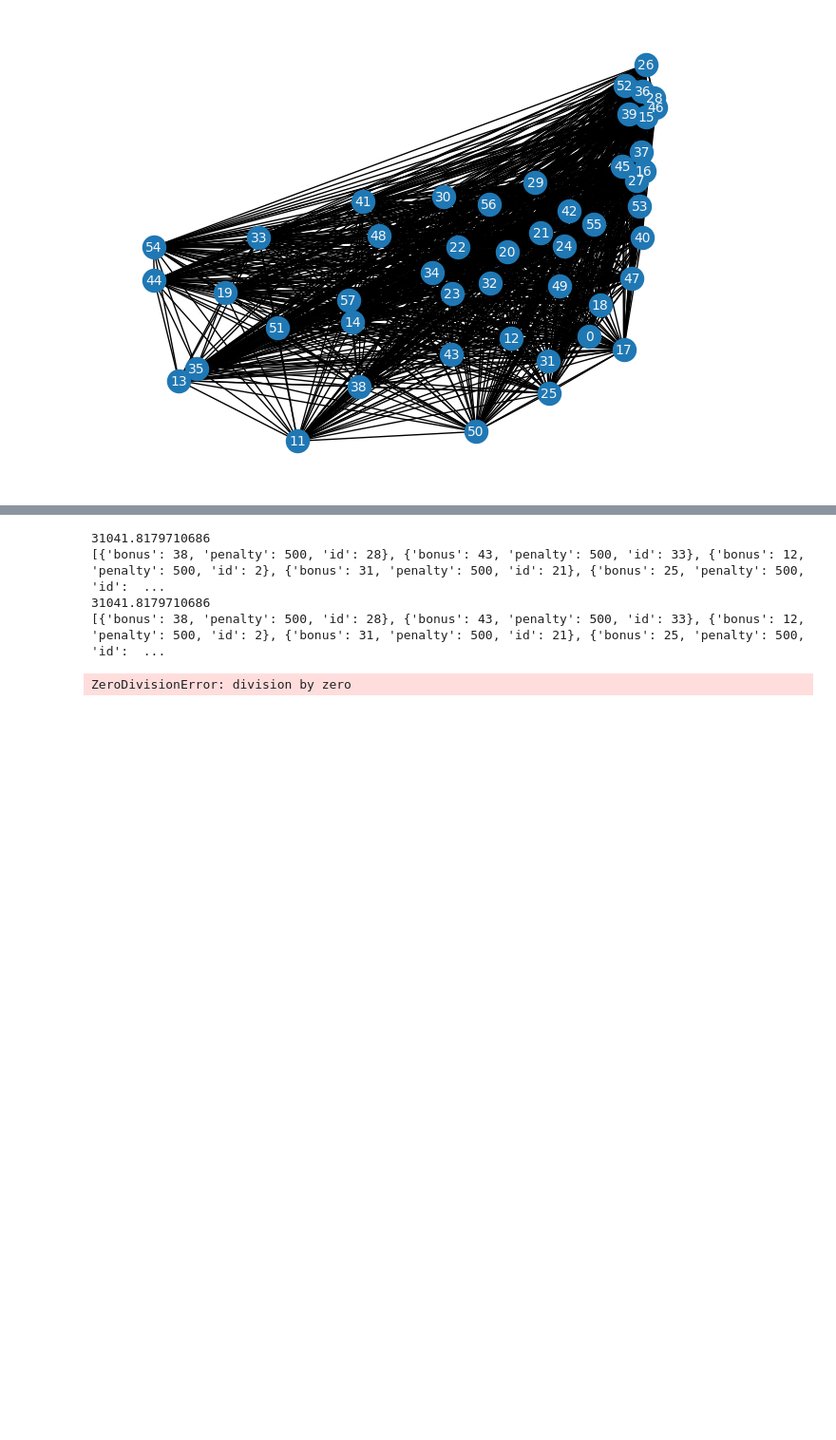
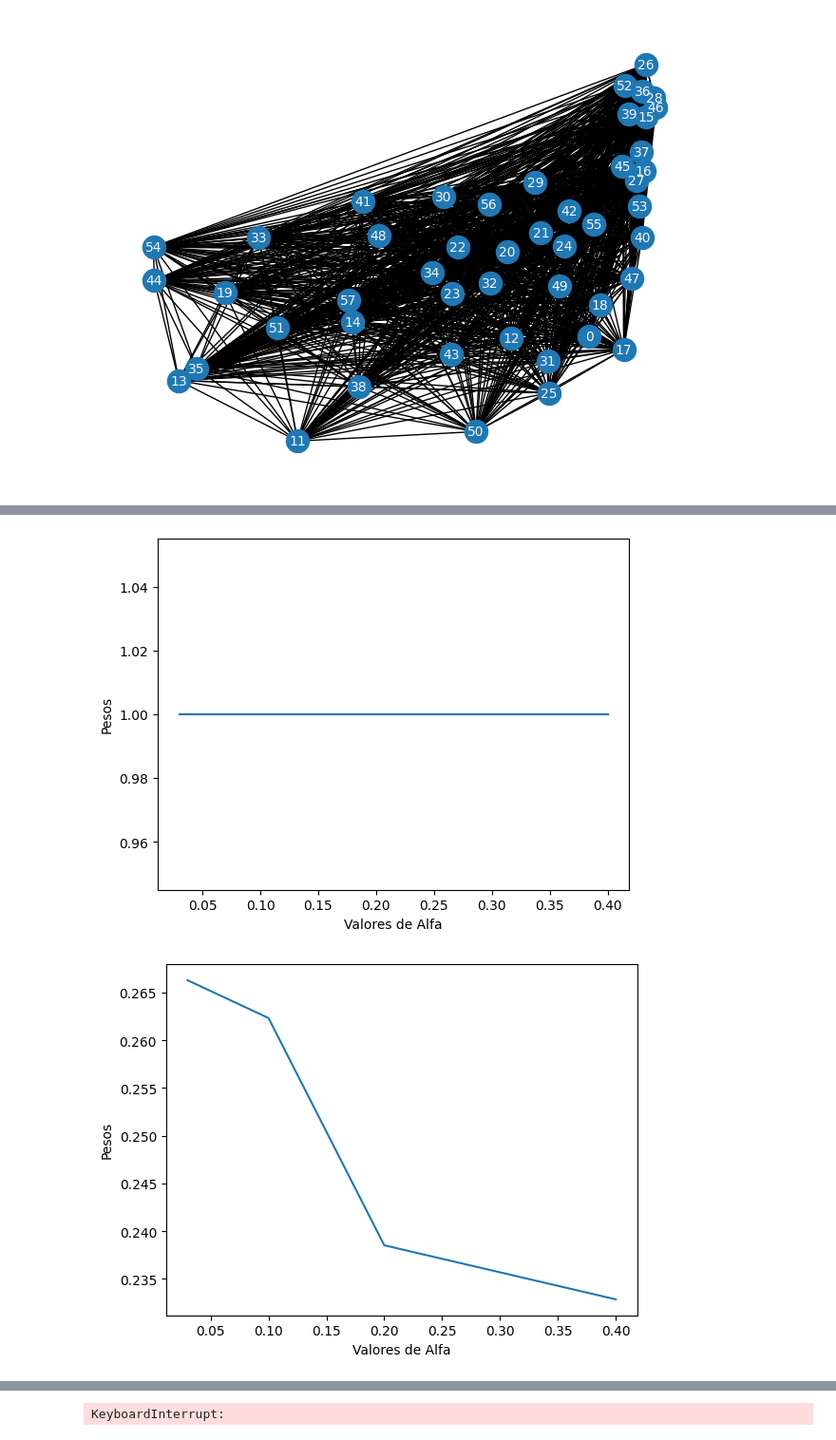
Before and after one commit to MatheusCCarmo/PCVCP, a Jupyter notebook: PCVCP_bonus_algorithm.ipynb, the cells around one changed output, grey strips where cells are left out. Shown: that part at 95% size. Saved outputs shown, nothing was run; the diff lists cells and outputs as text; code cells hidden in the pictures; blank space fills up the shorter version.

```diff
--- a/PCVCP_bonus_algorithm.ipynb
+++ b/PCVCP_bonus_algorithm.ipynb
@@ -110,68 +111,99 @@ bonus 658
 # %%
-iterations = 600
+iterations = 10000
+k_itr = 200
 
 best_cost = cost
 best_route = route
-print(best_cost)
-print(best_route)
 
 
 alfa1 = []
 alfa2 = []
 alfa3 = []
 alfa4 = []
-alfa5 = []
 
 grasp_solutions = []
-alfas = [ 0.006, 0.008, 0.01, 0.015]
+alfas = [ 0.03, 0.1, 0.2, 0.4]
 weights = [1, 1, 1, 1]
 
 count1 = 0
-count2 = 0
 
+tic = time.perf_counter()
 for i in range(iterations):
 
     alfa_grasp = random.choices(alfas, weights=weights, k=1)[0]
 
     route = gen.grasp_construction(G, quota, alfa_grasp)
+    route = gen.drop_step(route, quota, G)
     cost = route_cost(route, G)
+
+
     if(route in grasp_solutions):
         count1+=1
-        continue
-    if(cost > best_cost * 1.25):
-        count2+=1
         continue
     grasp_solutions.append(route)
     route = ls.swap_2_opt(route, G, my_pos)
     cost = route_cost(route, G)
 
-    if(alfa_grasp == 0.006):
+    if(alfa_grasp == 0.03):
+        alfa1.append(cost)
+    if(alfa_grasp == 0.1):
         alfa2.append(cost)
-    if(alfa_grasp == 0.008):
+    if(alfa_grasp == 0.2):
         alfa3.append(cost)
-    if(alfa_grasp == 0.01):
+    if(alfa_grasp == 0.4):
         alfa4.append(cost)
-    if(alfa_grasp == 0.015):
-        alfa5.append(cost)
-
 
     if(cost<best_cost):
         best_route = route
         best_cost = cost
-print(best_cost)
-print(best_route)
+        alfa_best = alfa_grasp
+
+    if(i == k_itr):
+        plt.plot(alfas, weights)
+
+        plt.xlabel('Valores de Alfa')
+        plt.ylabel('Pesos')
+        plt.show()
+        alfa1_av = sum(alfa1) / len(alfa1)
+        alfa2_av = sum(alfa2) / len(alfa2)
+        alfa3_av = sum(alfa3) / len(alfa3)
+        alfa4_av = sum(alfa4) / len(alfa4)
+
+        q1 = best_cost/alfa1_av
+        q2 = best_cost/alfa2_av
+        q3 = best_cost/alfa3_av
+        q4 = best_cost/alfa4_av
+        q_total = q1+q2+q3+q4
+        weights = [q1/q_total, q2/q_total, q3/q_total, q4/q_total]
+        k_itr *= 2
 
 
+
+
+print(weights)
+print('alfa_best',alfa_best)
+toc = time.perf_counter()
+print(f"Finished in {toc - tic:0.4f} seconds")
+
+
+
+alfa1_av = sum(alfa1) / len(alfa1)
 alfa2_av = sum(alfa2) / len(alfa2)
 alfa3_av = sum(alfa3) / len(alfa3)
 alfa4_av = sum(alfa4) / len(alfa4)
-alfa5_av = sum(alfa5) / len(alfa5)
-print(count1)
-print(count2)
 
-plt.plot(alfas,[alfa2_av, alfa3_av, alfa4_av, alfa5_av])
+plt.plot(alfas,[alfa1_av, alfa2_av, alfa3_av, alfa4_av])
 
 plt.xlabel('Valores de Alfa')
 plt.ylabel('Custos')
 plt.show()
+
+plt.figure()
+route_edges = [ (best_route[i-1]['id'],best_route[i]['id']) for i in range(len(best_route)) ]
+nx.draw(G.edge_subgraph(route_edges), pos=my_pos, with_labels=True)
+
+print('best_cost')
+print(best_cost)
 # %% [output]
+[figure, added]
+[figure, added]
@@ -178,5 +213 @@ plt.show()
-31041.8179710686
-[{'bonus': 38, 'penalty': 500, 'id': 28}, {'bonus': 43, 'penalty': 500, 'id': 33}, {'bonus': 12, 'penalty': 500, 'id': 2}, {'bonus': 31, 'penalty': 500, 'id': 21}, {'bonus': 25, 'penalty': 500, 'id':  ...
-31041.8179710686
-[{'bonus': 38, 'penalty': 500, 'id': 28}, {'bonus': 43, 'penalty': 500, 'id': 33}, {'bonus': 12, 'penalty': 500, 'id': 2}, {'bonus': 31, 'penalty': 500, 'id': 21}, {'bonus': 25, 'penalty': 500, 'id':  ...
+KeyboardInterrupt:
-ZeroDivisionError: division by zero
```
Also changed, not shown: parts of 4 cells of this notebook, 42 other files.
